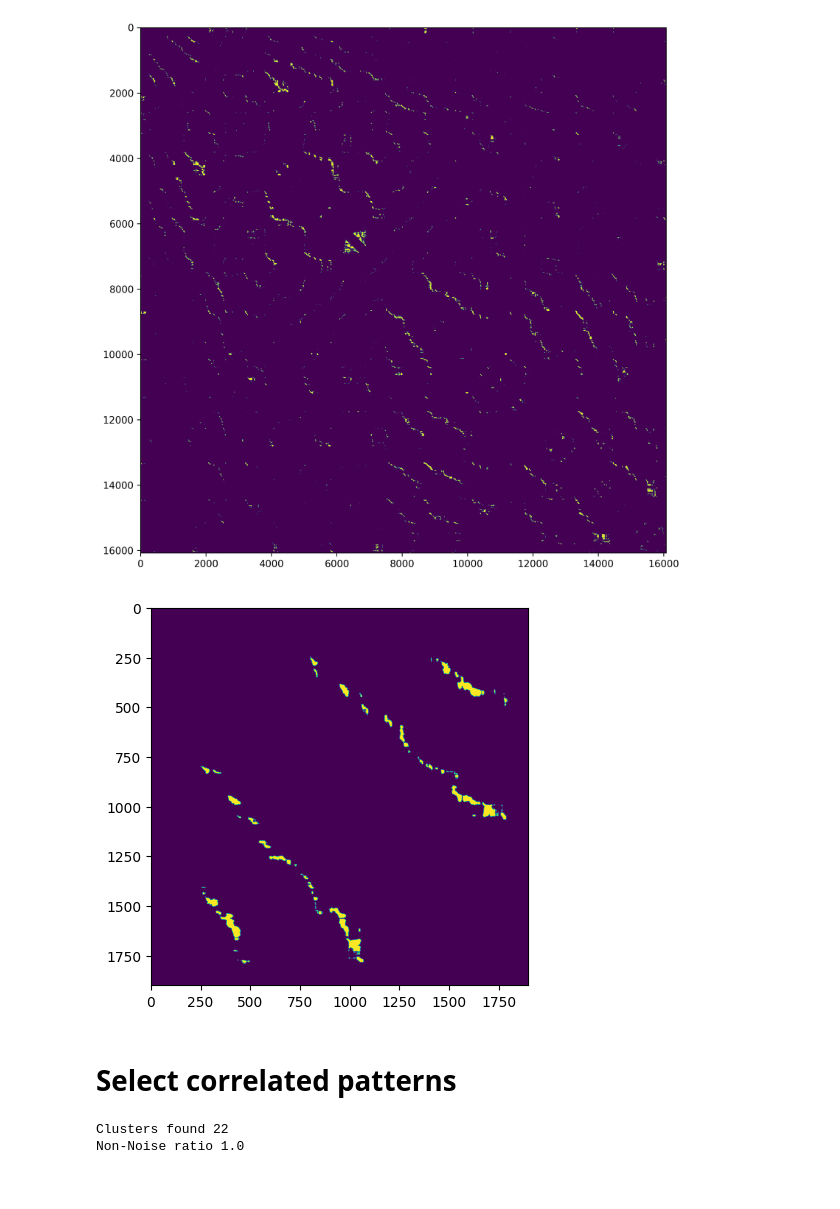
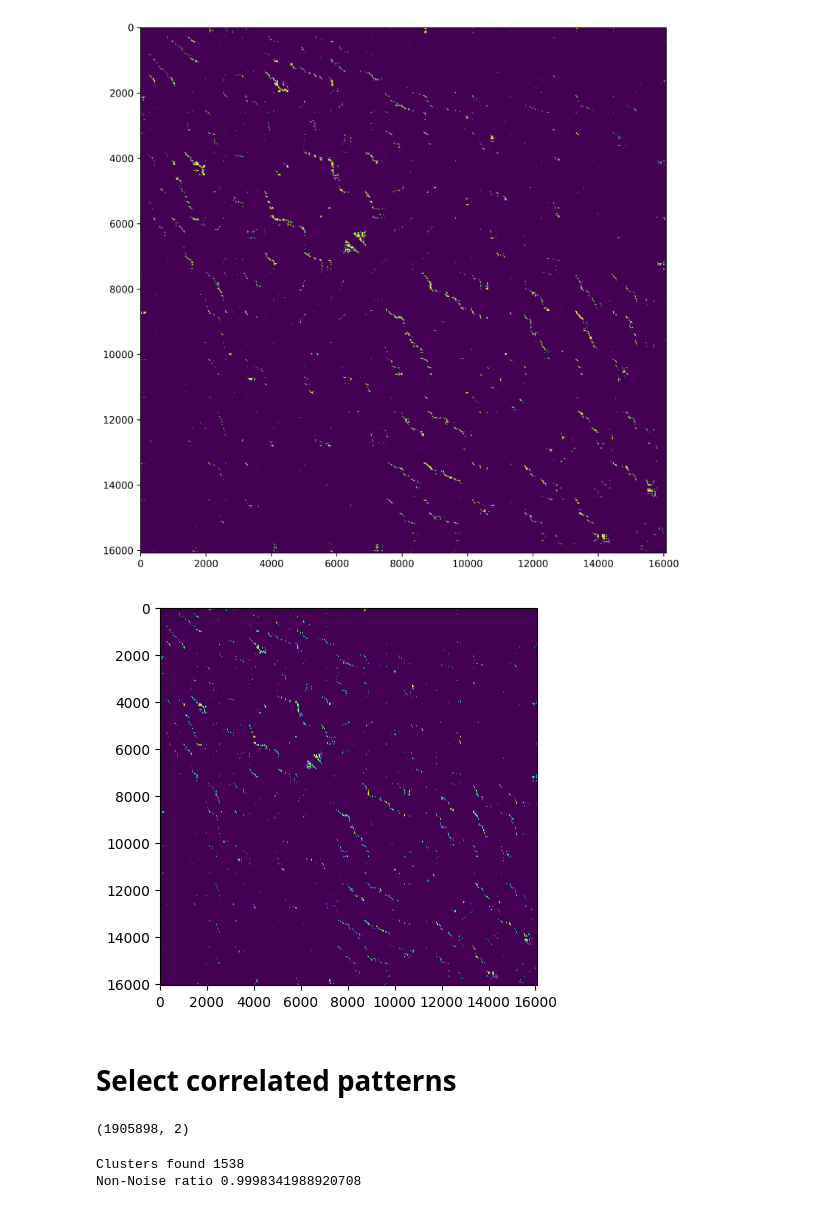
Before and after one commit to blufzzz/NeuroMice, a Jupyter notebook: PatternsAnalysis.ipynb, the cells around one changed output. Saved outputs shown, nothing was run; the diff lists cells and outputs as text; code cells hidden in the pictures.

```diff
--- a/PatternsAnalysis.ipynb
+++ b/PatternsAnalysis.ipynb
@@ -56,7 +60,13 @@ n_steps n_electrodes (18775, 556)
 # %%
+track = 'Circle'
+mouse = 22
+day = 1
+spikes_df = pd.read_csv(f"./Data_Calcium/{track}/data/CA1_{mouse}_{day}D_initial_data.csv", index_col=0)
+trim=100
+spikes_df = spikes_df[trim:-trim]
+
 X_neural = spikes_df.iloc[:,7:].to_numpy()
 X_neural_std = StandardScaler().fit_transform(X_neural)
 time = spikes_df['time_s'].values
 N = len(time)
 n_neurons = X_neural.shape[1]
-events = spikes_events_df.values[:,1:].astype(bool)
@@ -278,9 +145,11 @@ plt.show()
 # %%
 plt.figure(figsize=(5,5), dpi=100)
 selection_start = 2500
-selection_stop = 4400
+selection_stop = V_all_time_bin.shape[0]
 V_all_time_selected = V_all_time_bin[selection_start:selection_stop, selection_start:selection_stop] # (V_all_time_bin * C_all_time*0.3)
+X_neural_std_selected = X_neural_std[selection_start:selection_stop]
+phi_selected = phi[selection_start:selection_stop]
 plt.imshow(V_all_time_selected)
 plt.show()
 # %% [output]
-[figure, old version]
+[figure, new version]
@@ -290,6 +161,10 @@ plt.show()
 n_selected = V_all_time_selected.shape[0]
 correlated_pairs_indexes = np.stack(np.meshgrid(np.arange(selection_start, selection_stop),
                                                 np.arange(selection_start, selection_stop)), -1)[V_all_time_selected.astype(bool)]
+# %%
+correlated_pairs_indexes.shape
+# %% [output]
+(1905898, 2)
 # %%
 dbscan = DBSCAN(eps=30.)
 y = dbscan.fit_predict(correlated_pairs_indexes)
@@ -298,5 +173,5 @@ not_noise_mask = y!=-1
 print('Clusters found', len(np.unique(y[not_noise_mask])))
 print('Non-Noise ratio', sum(not_noise_mask)/len(not_noise_mask))
 # %% [output]
-Clusters found 22
-Non-Noise ratio 1.0
+Clusters found 1538
+Non-Noise ratio 0.9998341988920708
```
Also changed, not shown: parts of 60 cells of this notebook, 4 other files.
